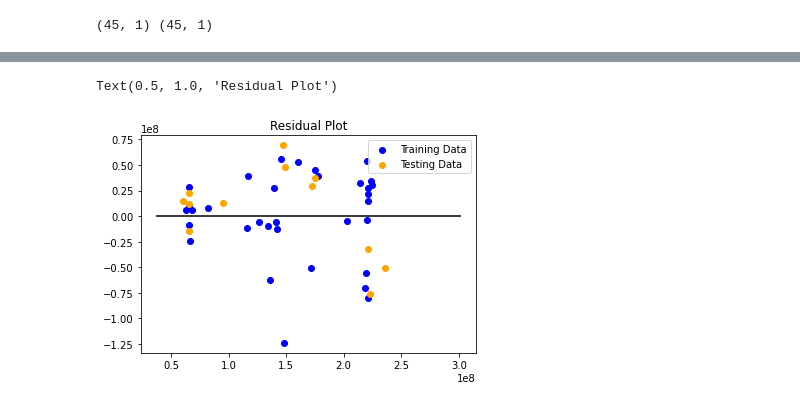
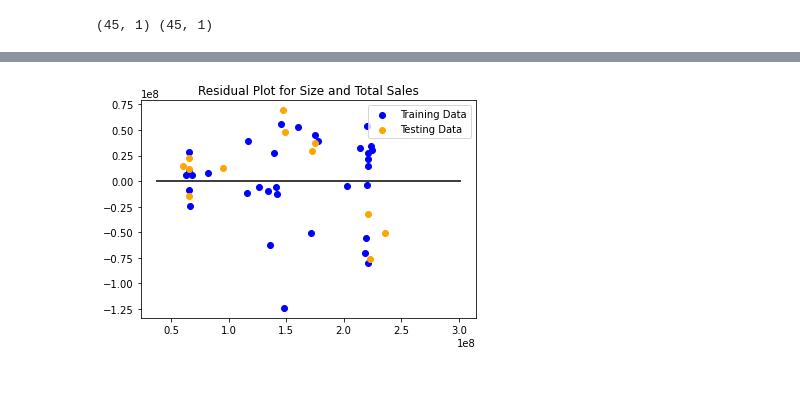
Before and after one commit to Infinity183/Sales_Retail_FP, a Jupyter notebook: Size_Sales_Analysis.ipynb, the cells around one changed output, grey strips where cells are left out. Cells and saved outputs as stored; diff of their text form; code cells hidden in the pictures.

Commit message:
Images

```diff
--- a/Size_Sales_Analysis.ipynb
+++ b/Size_Sales_Analysis.ipynb
@@ -47,2 +20,8 @@ df_copy = df
+# %%
+# Grouping the data by each stores.
+sorted_store_data = df.groupby(["store"])["weekly_sales"].sum()
+df_for_analysis = pd.DataFrame(sorted_store_data)
 # %%
 df_for_analysis["Total_Sales"] = pd.DataFrame(df.groupby("store")["weekly_sales"].sum())
+df_for_analysis["size"] = pd.DataFrame(df.groupby("store")["size"].mean())
+df_for_analysis.drop(inplace = True, columns = ["weekly_sales"])
@@ -51,3 +28 @@ df_for_analysis["size"] = pd.DataFrame(df.groupby("store")["size"].mean())
-# %%
-df_for_analysis.drop(inplace = True, columns = ["weekly_sales", "Total Sales"])
 # %%
@@ -74,9 +38,12 @@ df_for_analysis
 # %%
+size = df_for_analysis["size"]
+total_sales = df_for_analysis["Total_Sales"]
 
-X = df_for_analysis["size"].values.reshape(-1, 1)
-y= df_for_analysis["Total_Sales"].values.reshape(-1, 1)
+#Reshape to fit into a train and test set.
+X = size.values.reshape(-1, 1)
+y= total_sales.values.reshape(-1, 1)
 
-print(x.shape, y.shape)
+print(X.shape, y.shape)
 # %% [output]
 (45, 1) (45, 1)
 # %%
@@ -118,13 +98,11 @@ plt.scatter(x,y)
 # %%
  # Plot the Residuals for the Training and Testing data
 
-### BEGIN SOLUTION
 plt.scatter(model.predict(X_train), model.predict(X_train) - y_train, c="blue", label="Training Data")
 plt.scatter(model.predict(X_test), model.predict(X_test) - y_test, c="orange", label="Testing Data")
 plt.legend()
 plt.hlines(y=0, xmin=y.min(), xmax=y.max())
-plt.title("Residual Plot")
-### END SOLUTION
+plt.title("Residual Plot for Size and Total Sales")
+plt.savefig("Images/Residual_Plot_Size_Sales")
 # %% [output]
-Text(0.5, 1.0, 'Residual Plot')
-[figure, old version]
+[figure, new version]
```
Also changed, not shown: parts of 14 cells of this notebook, 3 other files.
